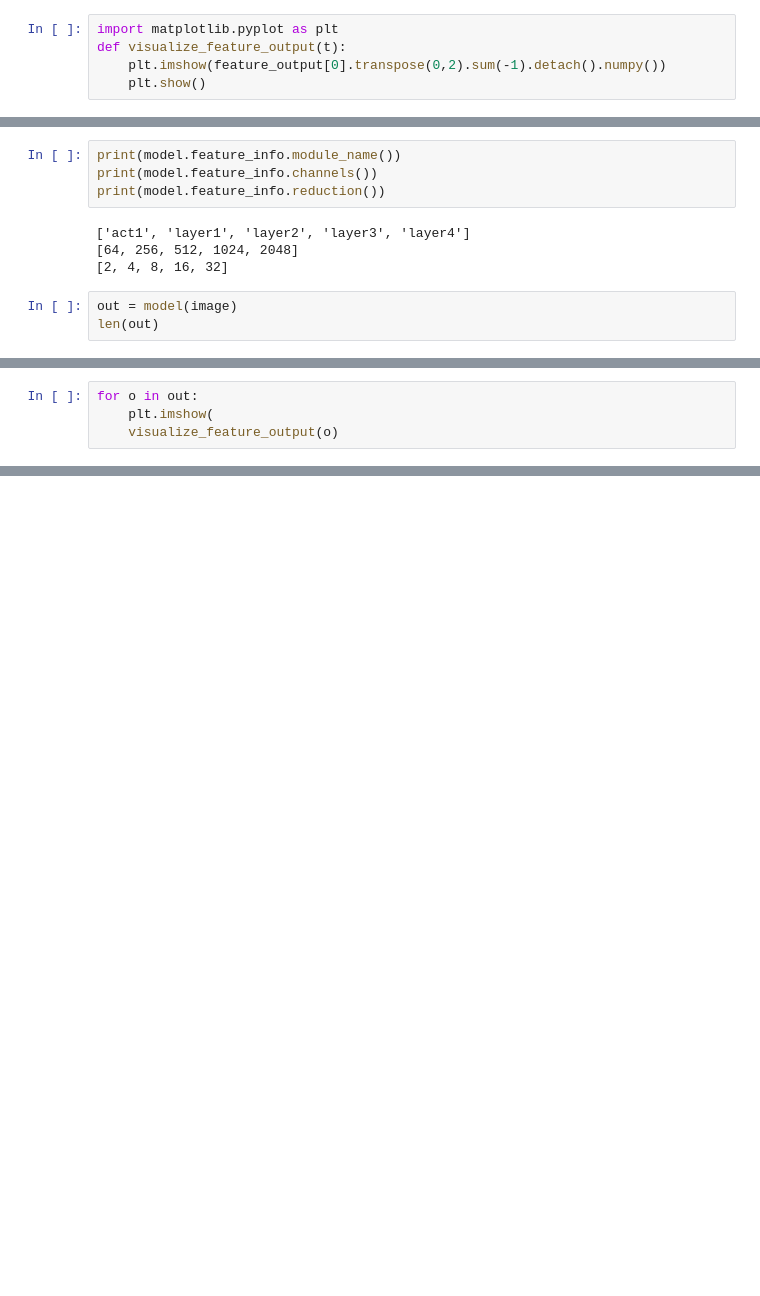
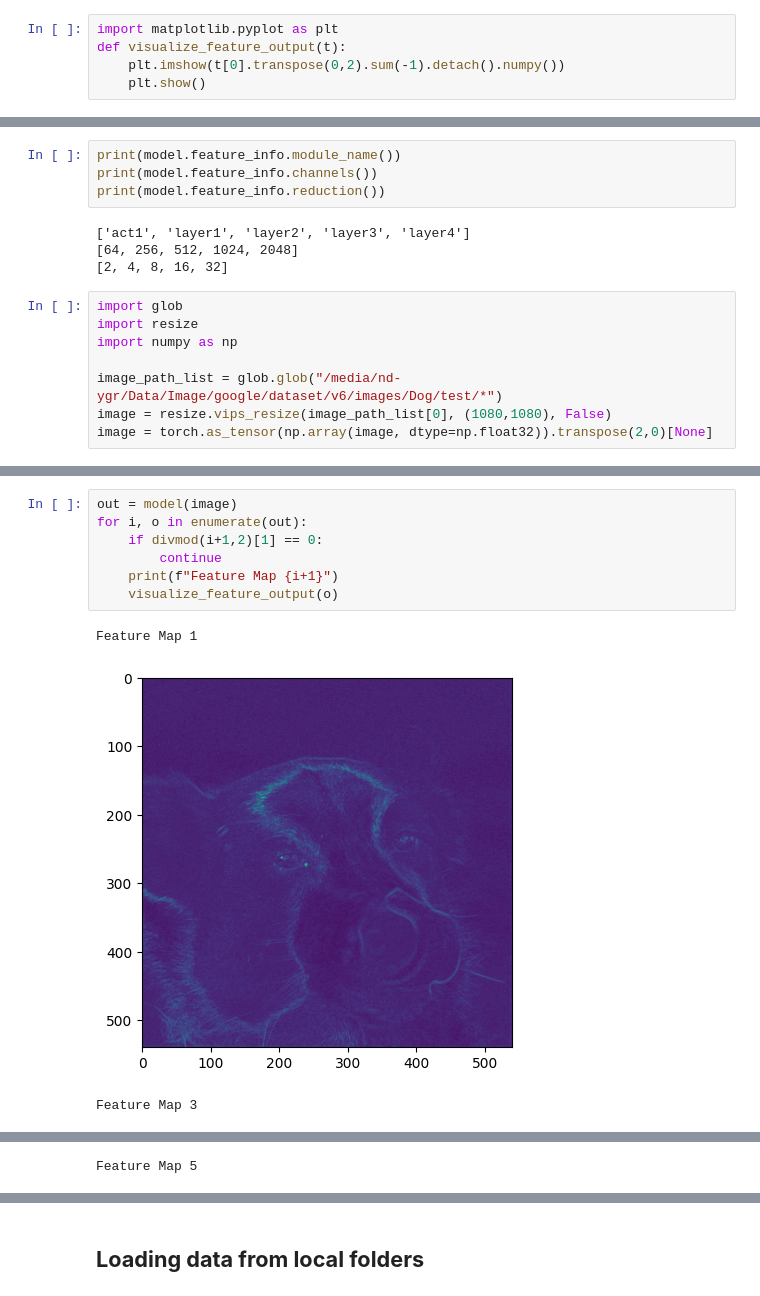
Before and after one commit to kyull-it/Computer-Vision-kits, a Jupyter notebook: timm_readme.ipynb, the cells around one changed output, grey strips where cells are left out. Drawn from its saved outputs; the diff is of its cells as text; blank space fills up the shorter version.

```diff
--- a/timm_readme.ipynb
+++ b/timm_readme.ipynb
@@ -197,6 +197,6 @@ model = timm.create_model('resnet50', pretrained=True)
 # %%
 import matplotlib.pyplot as plt
 def visualize_feature_output(t):
-    plt.imshow(feature_output[0].transpose(0,2).sum(-1).detach().numpy())
+    plt.imshow(t[0].transpose(0,2).sum(-1).detach().numpy())
     plt.show()
 # %%
@@ -262,6 +257,11 @@ print(model.feature_info.reduction())
 [64, 256, 512, 1024, 2048]
 [2, 4, 8, 16, 32]
 # %%
-out = model(image)
-len(out)
+import glob
+import resize
+import numpy as np
+
+image_path_list = glob.glob("/media/nd-ygr/Data/Image/google/dataset/v6/images/Dog/test/*")
+image = resize.vips_resize(image_path_list[0], (1080,1080), False)
+image = torch.as_tensor(np.array(image, dtype=np.float32)).transpose(2,0)[None]
 # %% [output]
@@ -269,4 +286,0 @@ len(out)
-# %%
-for o in out:
-    plt.imshow(
-    visualize_feature_output(o)
@@ -278,0 +287,11 @@ for o in out:
+# %%
+out = model(image)
+for i, o in enumerate(out):
+    if divmod(i+1,2)[1] == 0:
+        continue
+    print(f"Feature Map {i+1}")
+    visualize_feature_output(o)
+# %% [output]
+Feature Map 1
+[figure, added]
+Feature Map 3
@@ -278,0 +299 @@ for o in out:
+Feature Map 5
@@ -278,0 +301,2 @@ for o in out:
+# %% [markdown]
+## **Loading data from local folders**
```
Also changed, not shown: parts of 10 cells of this notebook, 1 other file.
